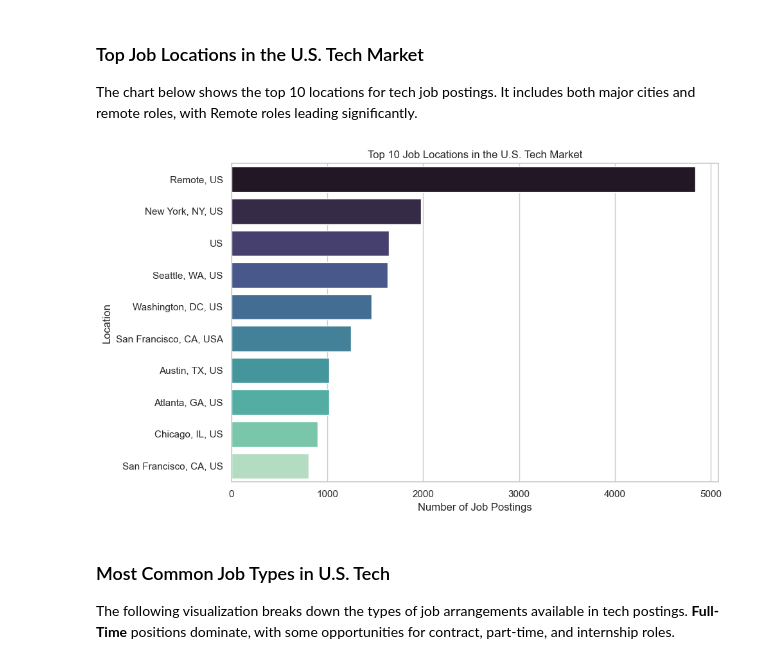
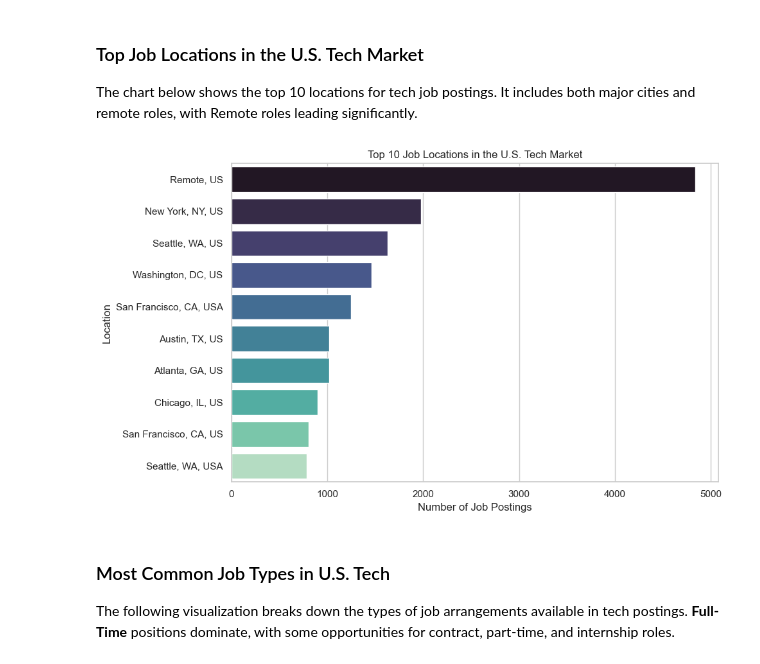
Before and after one commit to HCBrooks-lab/Job-Data, a Jupyter notebook: US_Tech_Job_Analysis.ipynb, the cells around one changed output. Drawn from its saved outputs; the diff is of its cells as text; code cells hidden in the pictures.

```diff
--- a/US_Tech_Job_Analysis.ipynb
+++ b/US_Tech_Job_Analysis.ipynb
@@ -130,16 +130,25 @@ plt.tight_layout()
 The chart below shows the top 10 locations for tech job postings.
 It includes both major cities and remote roles, with Remote roles leading significantly.
 # %%
-top_locations = df['location'].value_counts().head(10)
+df = df[df["location"].notna()]
+df["location"] = df["location"].astype(str).str.strip()
+df = df[df["location"].str.lower().ne("us")]
+
+top_locations = df["location"].value_counts().head(10)
 
 plt.figure(figsize = (10, 6))
-sns.barplot(x = top_locations.values, y = top_locations.index, palette = 'mako')
-plt.title('Top 10 Job Locations in the U.S. Tech Market')
-plt.xlabel('Number of Job Postings')
-plt.ylabel('Location')
+sns.barplot(
+    x = top_locations.values,
+    y = top_locations.index,
+    palette = "mako"
+)
+plt.title("Top 10 Job Locations in the U.S. Tech Market")
+plt.xlabel("Number of Job Postings")
+plt.ylabel("Location")
 plt.tight_layout()
+plt.show()
 # %% [output]
-[figure, old version]
+[figure, new version]
 # %% [markdown]
 ### Most Common Job Types in U.S. Tech
 The following visualization breaks down the types of job arrangements available in tech postings. **Full-Time** positions dominate, with some opportunities for contract, part-time, and internship roles.
```
